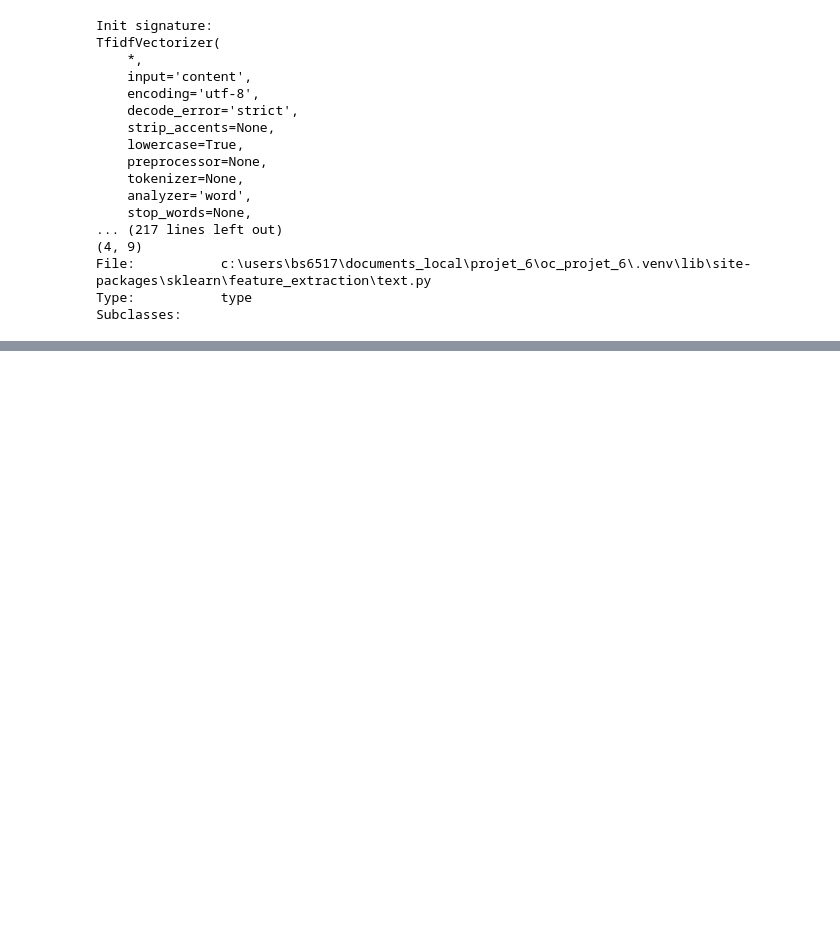
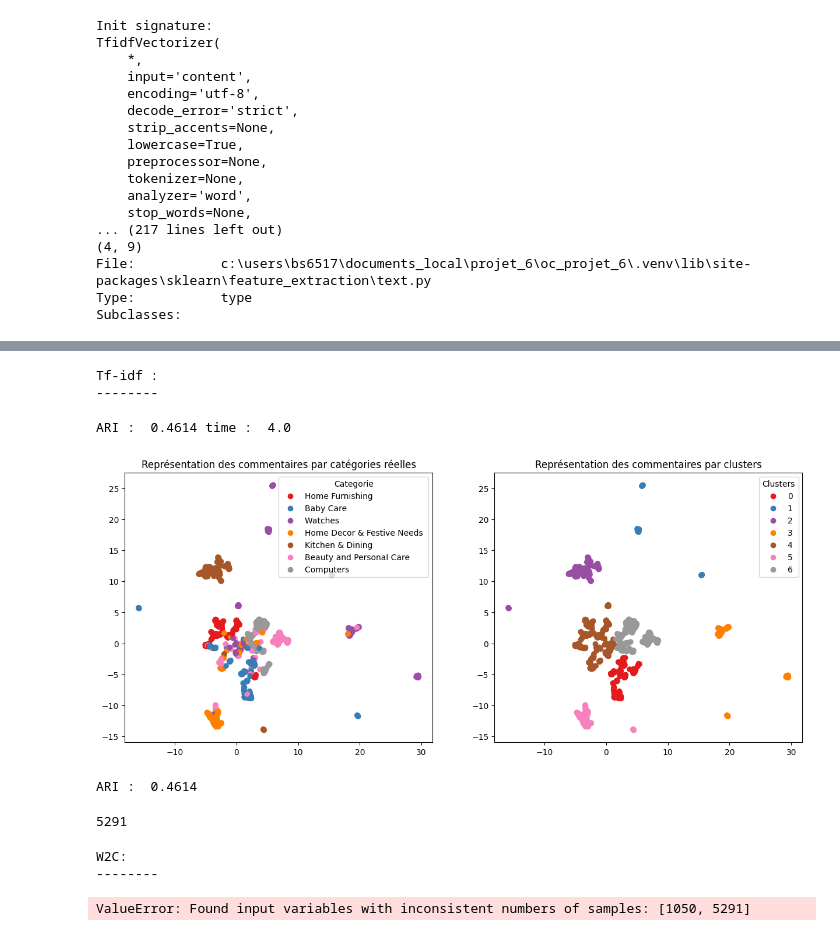
Before and after one commit to Hedredo/oc_projet_6, a Jupyter notebook: 1_notebook_classification_072024.ipynb, the cells around one changed output, grey strips where cells are left out. Drawn from its saved outputs; the diff is of its cells as text; code cells hidden in the pictures; blank space fills up the shorter version.

```diff
--- a/1_notebook_classification_072024.ipynb
+++ b/1_notebook_classification_072024.ipynb
@@ -440,0 +655,47 @@ El
+# %%
+# Calcul Tsne, détermination des clusters et calcul ARI entre vrais catégorie et n° de clusters
+def ARI_umap_fct(features) :
+    time1 = time.time()
+    num_labels=len(l_cat)
+    # Calcul de l'embedding Umap pour un BOW TF-IDF
+    umap = UMAP(n_components=2, n_neighbors=15, min_dist=0.3, metric='cosine', random_state=42)
+    X_umap = umap.fit_transform(features)
+
+    # Détermination des clusters à partir des données après Tsne
+    cls = cluster.KMeans(n_clusters=num_labels, n_init=100, random_state=42)
+    cls.fit(X_umap)
+    ARI = np.round(metrics.adjusted_rand_score(y_cat_num, cls.labels_),4)
+    time2 = np.round(time.time() - time1,0)
+    print("ARI : ", ARI, "time : ", time2)
+
+    return ARI, X_umap, cls.labels_
+# %%
+# visualisation du Tsne selon les vraies catégories et selon les clusters
+def UMAP_visu_fct(X_umap, y_cat_num, labels, ARI) :
+    fig = plt.figure(figsize=(15,6))
+
+    ax = fig.add_subplot(121)
+    scatter = ax.scatter(X_umap[:,0],X_umap[:,1], c=y_cat_num, cmap='Set1')
+    ax.legend(handles=scatter.legend_elements()[0], labels=l_cat, loc="best", title="Categorie")
+    plt.title('Représentation des commentaires par catégories réelles')
+
+    ax = fig.add_subplot(122)
+    scatter = ax.scatter(X_umap[:,0],X_umap[:,1], c=labels, cmap='Set1')
+    ax.legend(handles=scatter.legend_elements()[0], labels=set(labels), loc="best", title="Clusters")
+    plt.title('Représentation des commentaires par clusters')
+
+    plt.show()
+    print("ARI : ", ARI)
+# %%
+print("Tf-idf : ")
+print("--------")
+ARI, X_umap, labels = ARI_umap_fct(text_encoded)
+# %% [output]
+Tf-idf :
+--------
+ARI :  0.4614 time :  4.0
+# %%
+UMAP_visu_fct(X_umap, y_cat_num, labels, ARI)
+# %% [output]
+[figure, added]
+ARI :  0.4614
@@ -440,0 +707,12 @@ El
+# %%
+len(word_embeddings_df)
+# %% [output]
+5291
+# %%
+print("W2C: ")
+print("--------")
+ARI, X_tsne, labels = ARI_fct(word_embeddings_df)
+# %% [output]
+W2C:
+--------
+ValueError: Found input variables with inconsistent numbers of samples: [1050, 5291]
```
Also changed, not shown: parts of 42 cells of this notebook, 3 other files.
